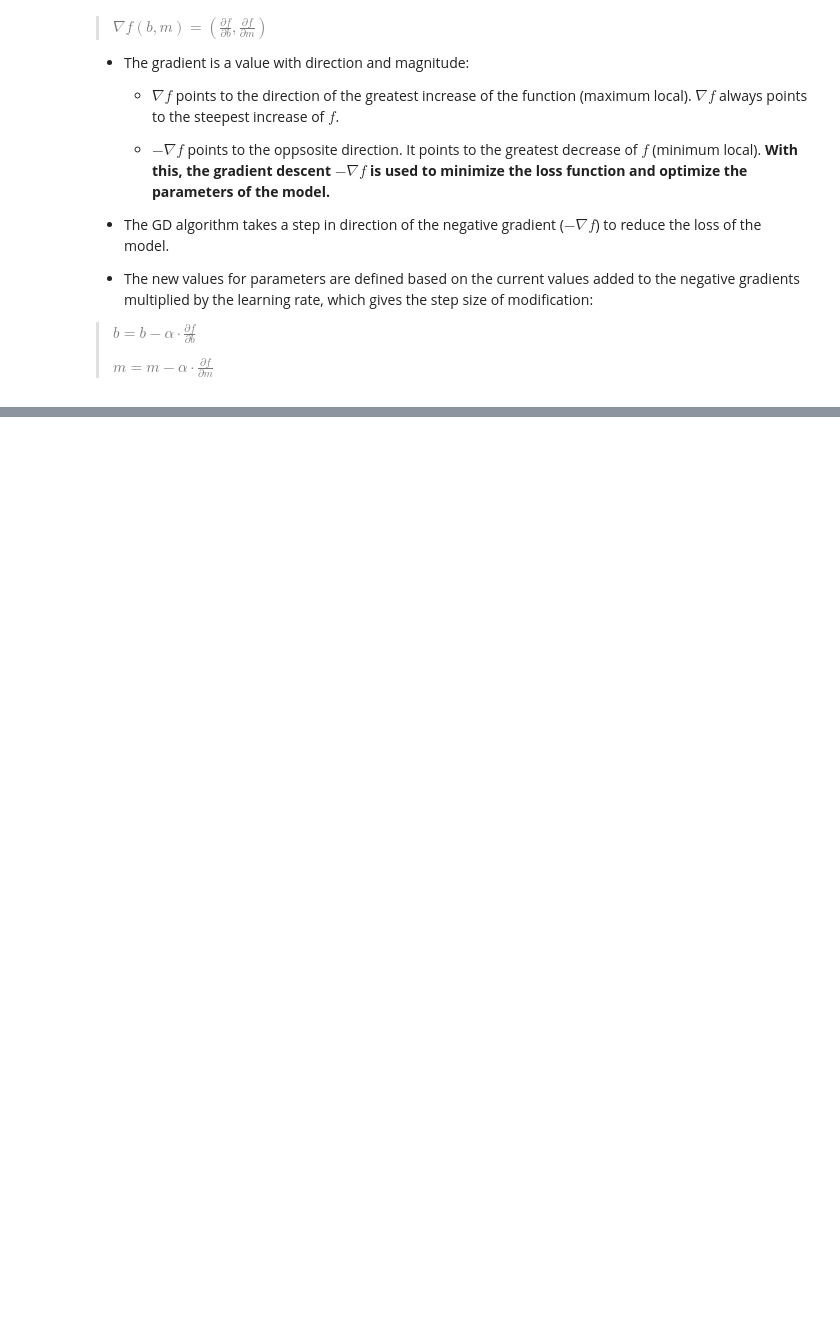
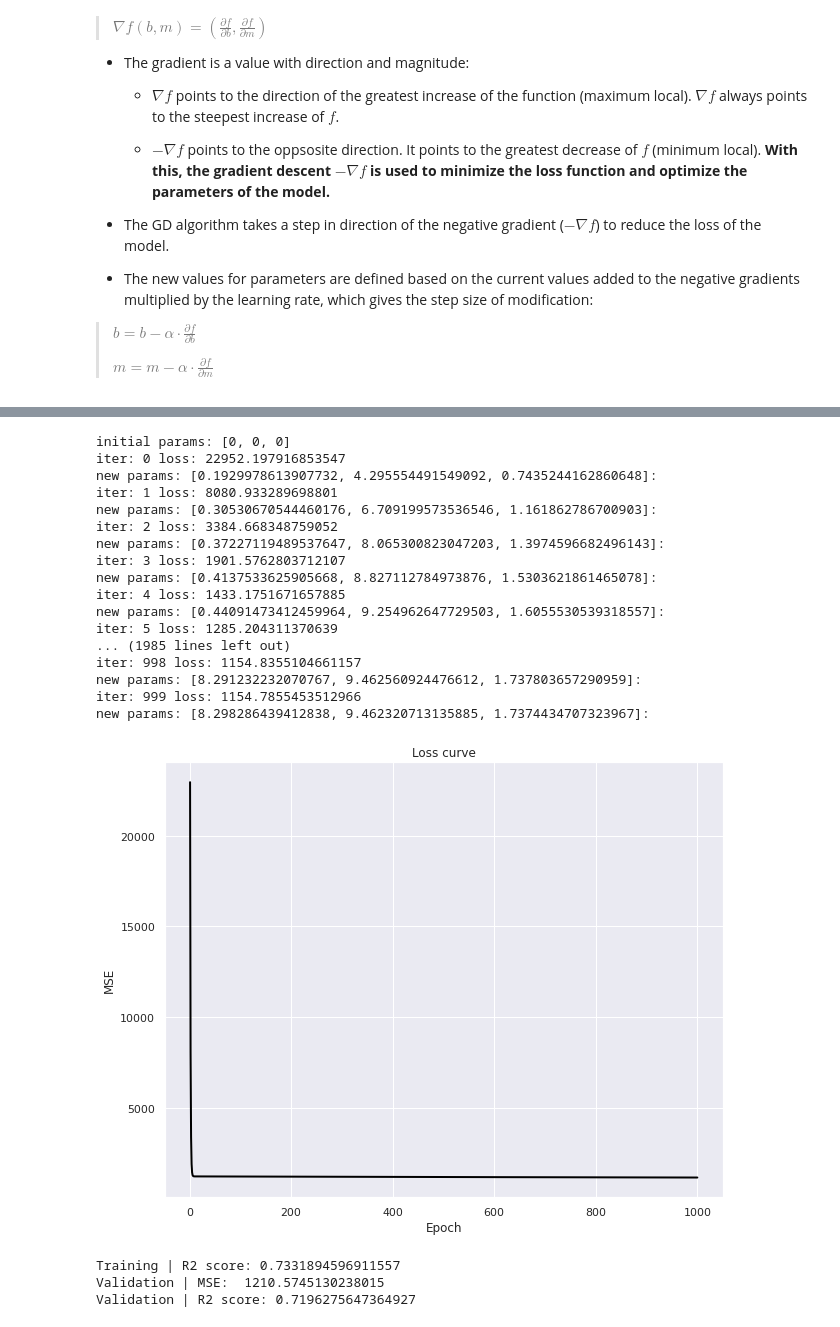
Before and after one commit to llcorrea/GradientDescent, a Jupyter notebook: GradientDescent.ipynb, the cells around one changed output, grey strips where cells are left out. Saved outputs shown, nothing was run; the diff lists cells and outputs as text; code cells hidden in the pictures; blank space fills up the shorter version.

```diff
--- a/GradientDescent.ipynb
+++ b/GradientDescent.ipynb
@@ -426,0 +493,7 @@ R2 score: 0.7605043516452846
+# %%
+X = train_data[['Radio', 'Social Media']]
+y = train_data['Sales']
+
+train_X, val_X, train_y, val_y = train_test_split(X, y, test_size=0.3, random_state=376) #test_size=0.3, 0.2
+print(train_X.head())
+print(train_y.head())
@@ -426,0 +573,29 @@ R2 score: 0.7605043516452846
+# %%
+##training step
+params, err=multiple_gradient_descent(train_X, train_y) #Batch GD
+#b, m, err=gradient_descent(train_X[:10], train_y[:10]) #SGD
+
+##validation step
+multiple_validation(val_X, val_y, params)
+# %% [output]
+initial params: [0, 0, 0]
+iter: 0 loss: 22952.197916853547
+new params: [0.1929978613907732, 4.295554491549092, 0.7435244162860648]:
+iter: 1 loss: 8080.933289698801
+new params: [0.30530670544460176, 6.709199573536546, 1.161862786700903]:
+iter: 2 loss: 3384.668348759052
+new params: [0.37227119489537647, 8.065300823047203, 1.3974596682496143]:
+iter: 3 loss: 1901.5762803712107
+new params: [0.4137533625905668, 8.827112784973876, 1.5303621861465078]:
+iter: 4 loss: 1433.1751671657885
+new params: [0.44091473412459964, 9.254962647729503, 1.6055530539318557]:
+iter: 5 loss: 1285.204311370639
+... (1985 lines left out)
+iter: 998 loss: 1154.8355104661157
+new params: [8.291232232070767, 9.462560924476612, 1.737803657290959]:
+iter: 999 loss: 1154.7855453512966
+new params: [8.298286439412838, 9.462320713135885, 1.7374434707323967]:
+[figure, added]
+Training | R2 score: 0.7331894596911557
+Validation | MSE:  1210.5745130238015
+Validation | R2 score: 0.7196275647364927
```
Also changed, not shown: parts of 9 cells of this notebook.
